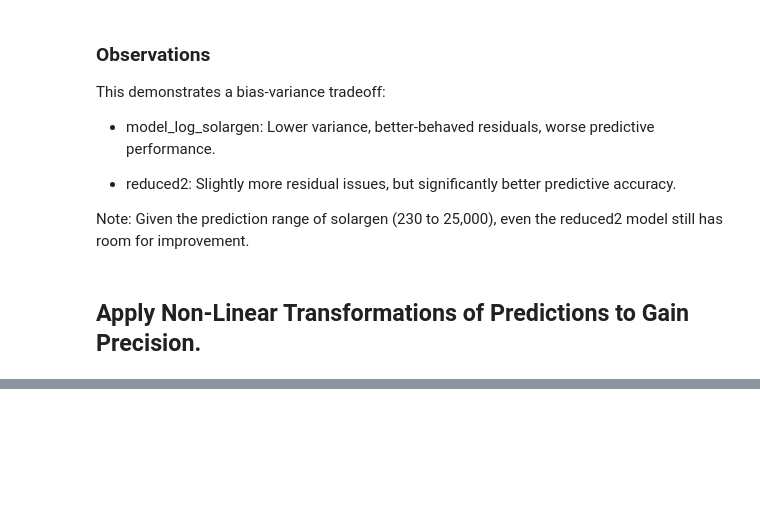
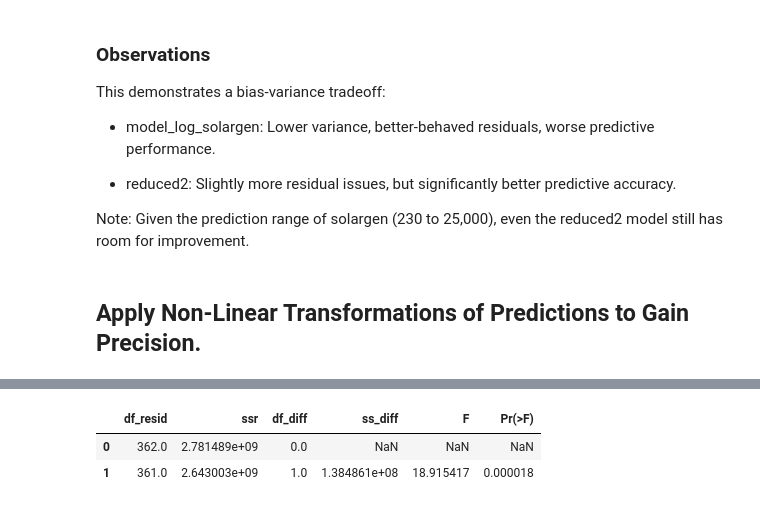
Before and after one commit to MatthieuGlemarec/SolarCast, a Jupyter notebook: Notebooks/02_Exploratory_Data_Analysis.ipynb, the cells around one changed output, grey strips where cells are left out. Cells and saved outputs as stored; diff of their text form; code cells hidden in the pictures; blank space fills up the shorter version.

```diff
--- a/Notebooks/02_Exploratory_Data_Analysis.ipynb
+++ b/Notebooks/02_Exploratory_Data_Analysis.ipynb
@@ -774,0 +865,6 @@ Note: Given the prediction range of solargen (230 to 25,000), even the reduced2
+# %%
+anova_lm(results_reduced2, model_poly)
+# %% [output]
+|  | df_resid | ssr | df_diff | ss_diff | F | Pr(>F) |
+| 0 | 362.0 | 2.781489e+09 | 0.0 | NaN | NaN | NaN |
+| 1 | 361.0 | 2.643003e+09 | 1.0 | 1.384861e+08 | 18.915417 | 0.000018 |
```
Also changed, not shown: parts of 7 cells of this notebook.
